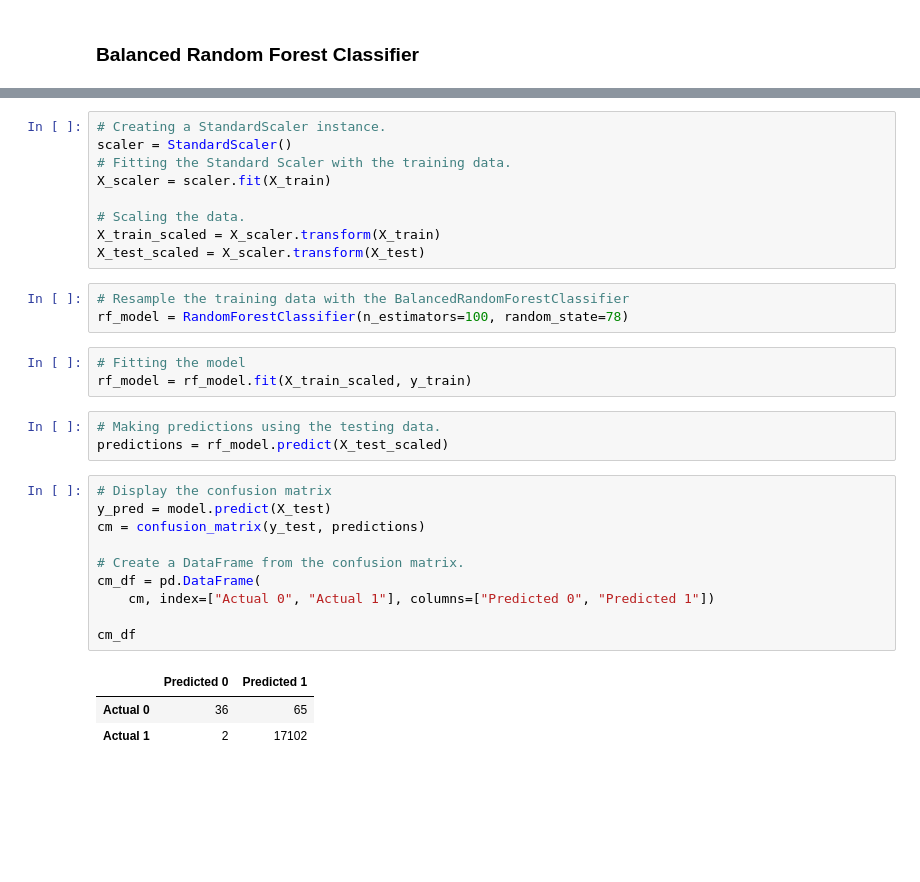
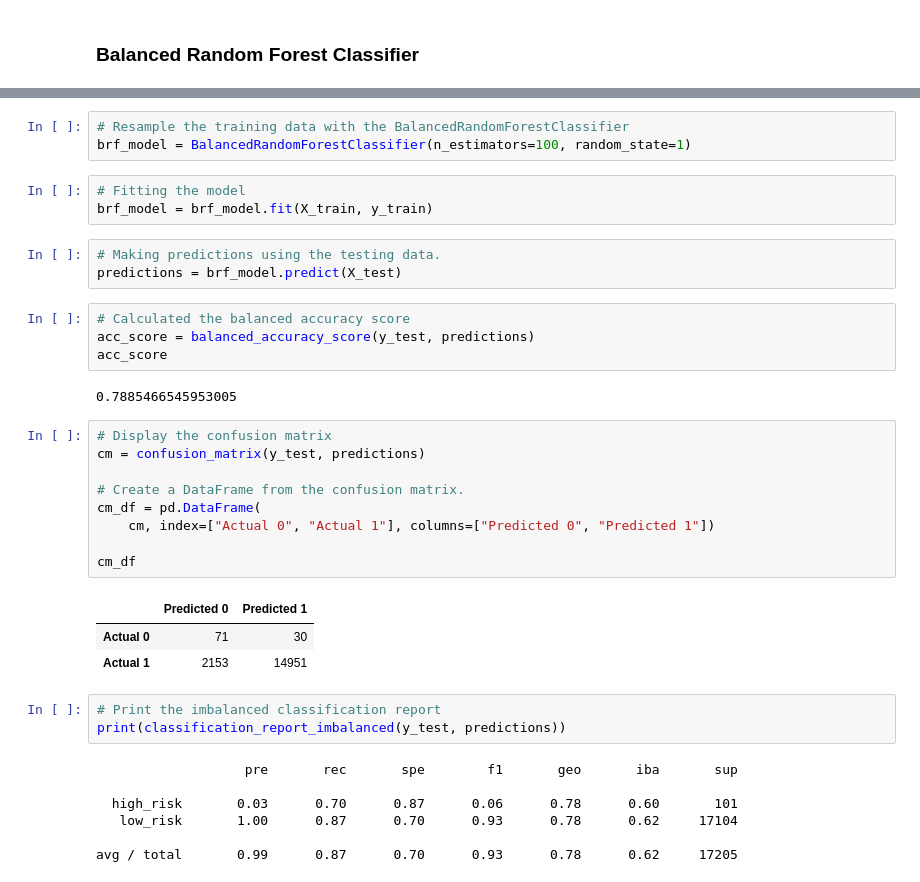
Before and after one commit to willenny/Credit_Risk_Analysis, a Jupyter notebook: credit_risk_ensemble.ipynb, the cells around one changed output, grey strips where cells are left out. Saved outputs shown, nothing was run; the diff lists cells and outputs as text; blank space fills up the shorter version.

```diff
--- a/credit_risk_ensemble.ipynb
+++ b/credit_risk_ensemble.ipynb
@@ -161,32 +162,38 @@ from sklearn.preprocessing import StandardScaler
-# %%
-# Creating a StandardScaler instance.
-scaler = StandardScaler()
-# Fitting the Standard Scaler with the training data.
-X_scaler = scaler.fit(X_train)
-
-# Scaling the data.
-X_train_scaled = X_scaler.transform(X_train)
-X_test_scaled = X_scaler.transform(X_test)
 # %%
 # Resample the training data with the BalancedRandomForestClassifier
-rf_model = RandomForestClassifier(n_estimators=100, random_state=78)
+brf_model = BalancedRandomForestClassifier(n_estimators=100, random_state=1)
 # %%
 # Fitting the model
-rf_model = rf_model.fit(X_train_scaled, y_train)
+brf_model = brf_model.fit(X_train, y_train)
 # %%
 # Making predictions using the testing data.
-predictions = rf_model.predict(X_test_scaled)
+predictions = brf_model.predict(X_test)
+# %%
+# Calculated the balanced accuracy score
+acc_score = balanced_accuracy_score(y_test, predictions)
+acc_score
+# %% [output]
+0.7885466545953005
 # %%
 # Display the confusion matrix
-y_pred = model.predict(X_test)
 cm = confusion_matrix(y_test, predictions)
 
 # Create a DataFrame from the confusion matrix.
 cm_df = pd.DataFrame(
     cm, index=["Actual 0", "Actual 1"], columns=["Predicted 0", "Predicted 1"])
 
 cm_df
 # %% [output]
 |  | Predicted 0 | Predicted 1 |
-| Actual 0 | 36 | 65 |
-| Actual 1 | 2 | 17102 |
+| Actual 0 | 71 | 30 |
+| Actual 1 | 2153 | 14951 |
+# %%
+# Print the imbalanced classification report
+print(classification_report_imbalanced(y_test, predictions))
+# %% [output]
+                   pre       rec       spe        f1       geo       iba       sup
+
+  high_risk       0.03      0.70      0.87      0.06      0.78      0.60       101
+   low_risk       1.00      0.87      0.70      0.93      0.78      0.62     17104
+
+avg / total       0.99      0.87      0.70      0.93      0.78      0.62     17205
```
Also changed, not shown: parts of 16 cells of this notebook.
